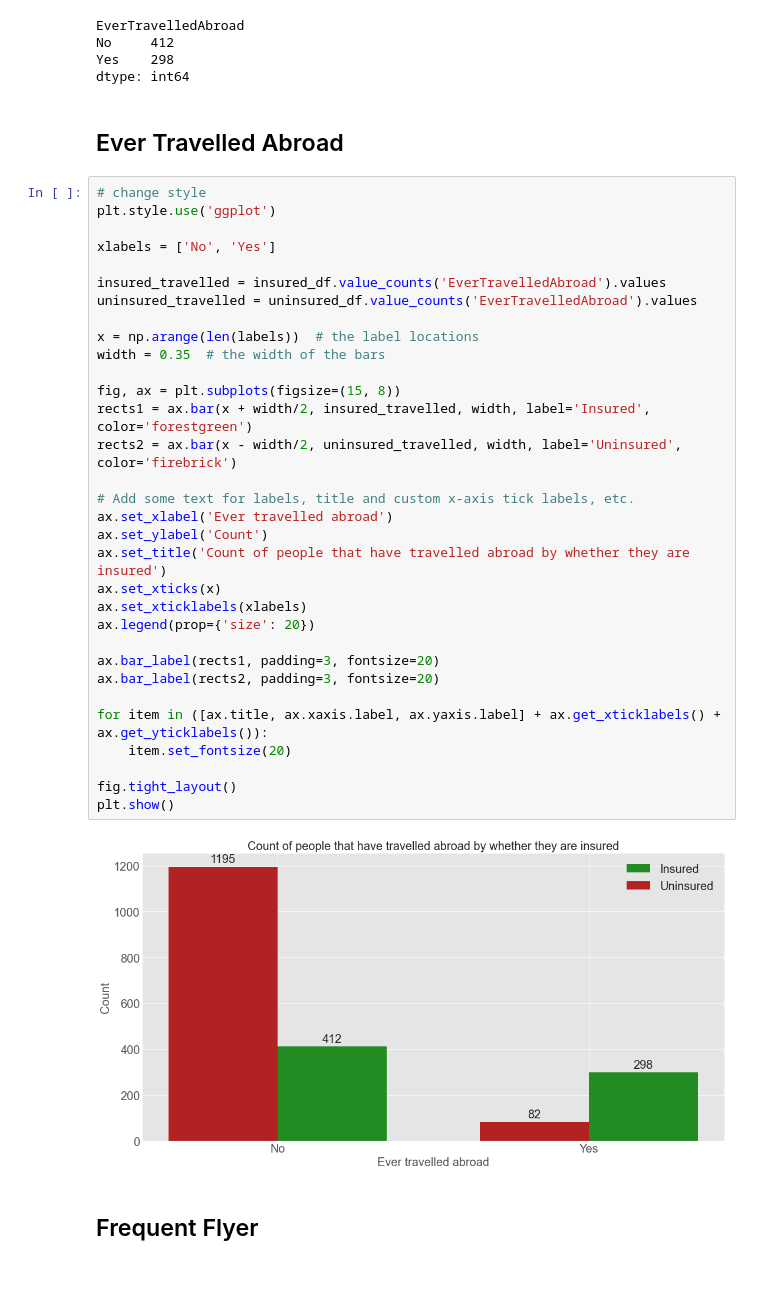
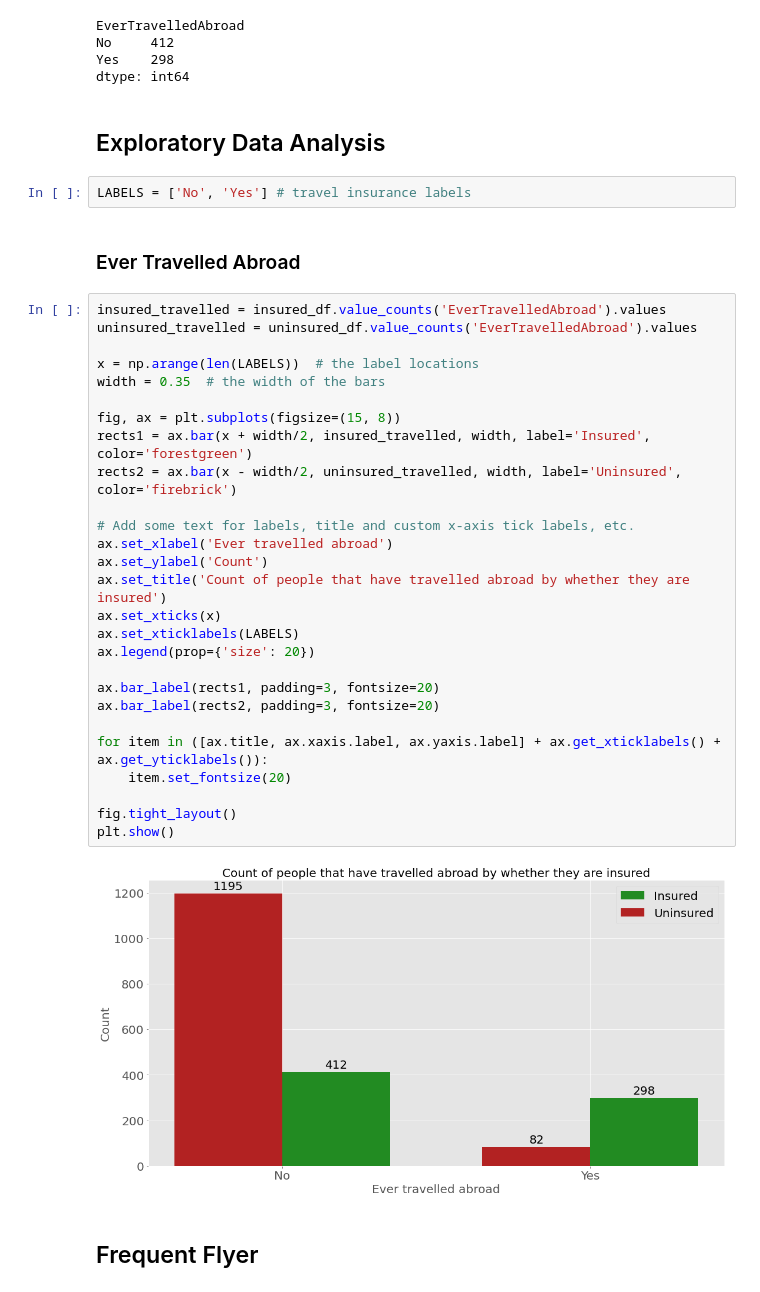
Before and after one commit to shpatrickguo/bitgrit, a Jupyter notebook: shpg-dsprojects/projects/travel_assured/travel_assured.ipynb, the cells around one changed output. Saved outputs shown, nothing was run; the diff lists cells and outputs as text.

```diff
--- a/shpg-dsprojects/projects/travel_assured/travel_assured.ipynb
+++ b/shpg-dsprojects/projects/travel_assured/travel_assured.ipynb
@@ -138,42 +138,41 @@ EverTravelledAbroad
 No     412
 Yes    298
 dtype: int64
+# %% [markdown]
+## Exploratory Data Analysis
+# %%
+LABELS = ['No', 'Yes'] # travel insurance labels
 # %% [markdown]
-## Ever Travelled Abroad
+### Ever Travelled Abroad
 # %%
-# change style
-plt.style.use('ggplot')
-
-xlabels = ['No', 'Yes']
-
 insured_travelled = insured_df.value_counts('EverTravelledAbroad').values
 uninsured_travelled = uninsured_df.value_counts('EverTravelledAbroad').values
 
-x = np.arange(len(labels))  # the label locations
+x = np.arange(len(LABELS))  # the label locations
 width = 0.35  # the width of the bars
 
 fig, ax = plt.subplots(figsize=(15, 8))
 rects1 = ax.bar(x + width/2, insured_travelled, width, label='Insured', color='forestgreen')
 rects2 = ax.bar(x - width/2, uninsured_travelled, width, label='Uninsured', color='firebrick')
 
 # Add some text for labels, title and custom x-axis tick labels, etc.
 ax.set_xlabel('Ever travelled abroad')
 ax.set_ylabel('Count')
 ax.set_title('Count of people that have travelled abroad by whether they are insured')
 ax.set_xticks(x)
-ax.set_xticklabels(xlabels)
+ax.set_xticklabels(LABELS)
 ax.legend(prop={'size': 20})
 
 ax.bar_label(rects1, padding=3, fontsize=20)
 ax.bar_label(rects2, padding=3, fontsize=20)
 
 for item in ([ax.title, ax.xaxis.label, ax.yaxis.label] + ax.get_xticklabels() + ax.get_yticklabels()):
     item.set_fontsize(20)
 
 fig.tight_layout()
 plt.show()
 # %% [output]
-[figure, old version]
+[figure, new version]
 # %% [markdown]
 ## Frequent Flyer
 # %%
```
Also changed, not shown: parts of 3 cells of this notebook.
